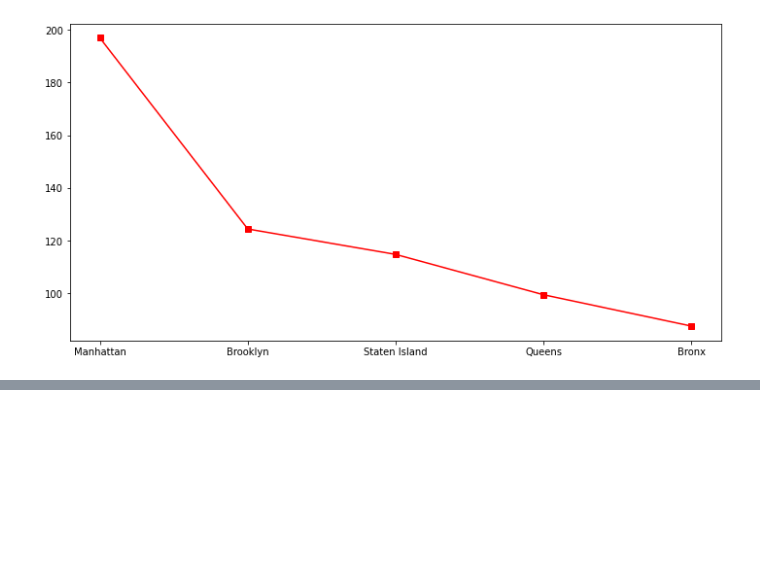
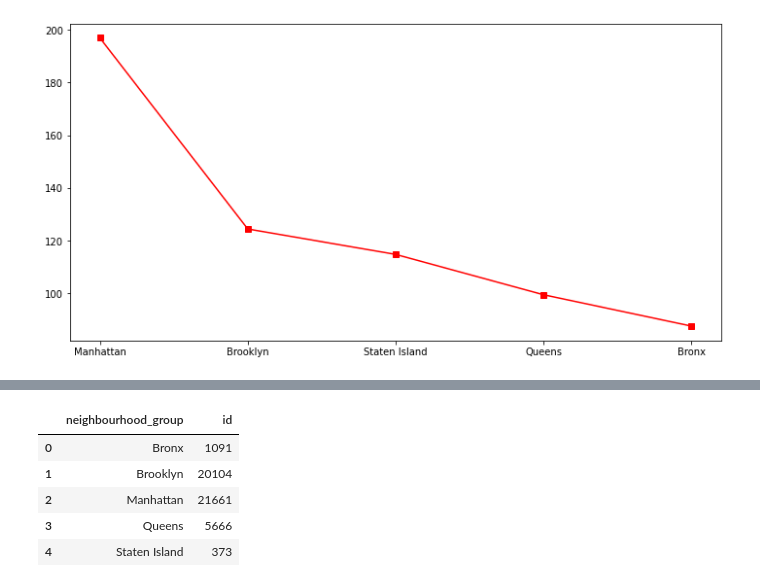
Before and after one commit to aloksingh43/EDA-Airbnb-Bookings-Analysis, a Jupyter notebook: EDA_Airbnb_Bookings_Analysis.ipynb, the cells around one changed output, grey strips where cells are left out. Saved outputs shown, nothing was run; the diff lists cells and outputs as text; code cells hidden in the pictures; blank space fills up the shorter version.

```diff
--- a/EDA_Airbnb_Bookings_Analysis.ipynb
+++ b/EDA_Airbnb_Bookings_Analysis.ipynb
@@ -285,0 +307,10 @@ fig.show()
+# %%
+hotal=df_Airbnb_copy.groupby(['neighbourhood_group'])['id'].count().reset_index()
+hotal
+# %% [output]
+|  | neighbourhood_group | id |
+| 0 | Bronx | 1091 |
+| 1 | Brooklyn | 20104 |
+| 2 | Manhattan | 21661 |
+| 3 | Queens | 5666 |
+| 4 | Staten Island | 373 |
```
Also changed, not shown: parts of 2 cells of this notebook.
